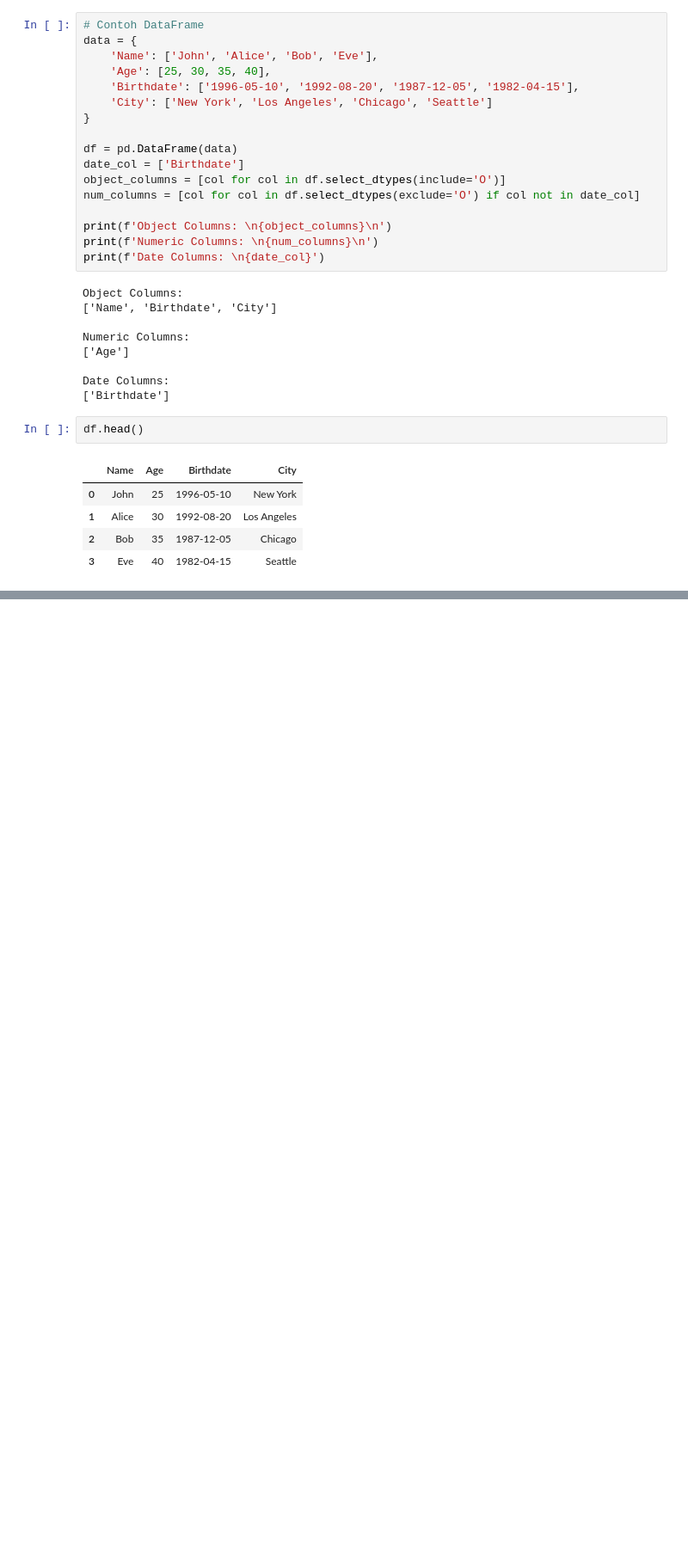
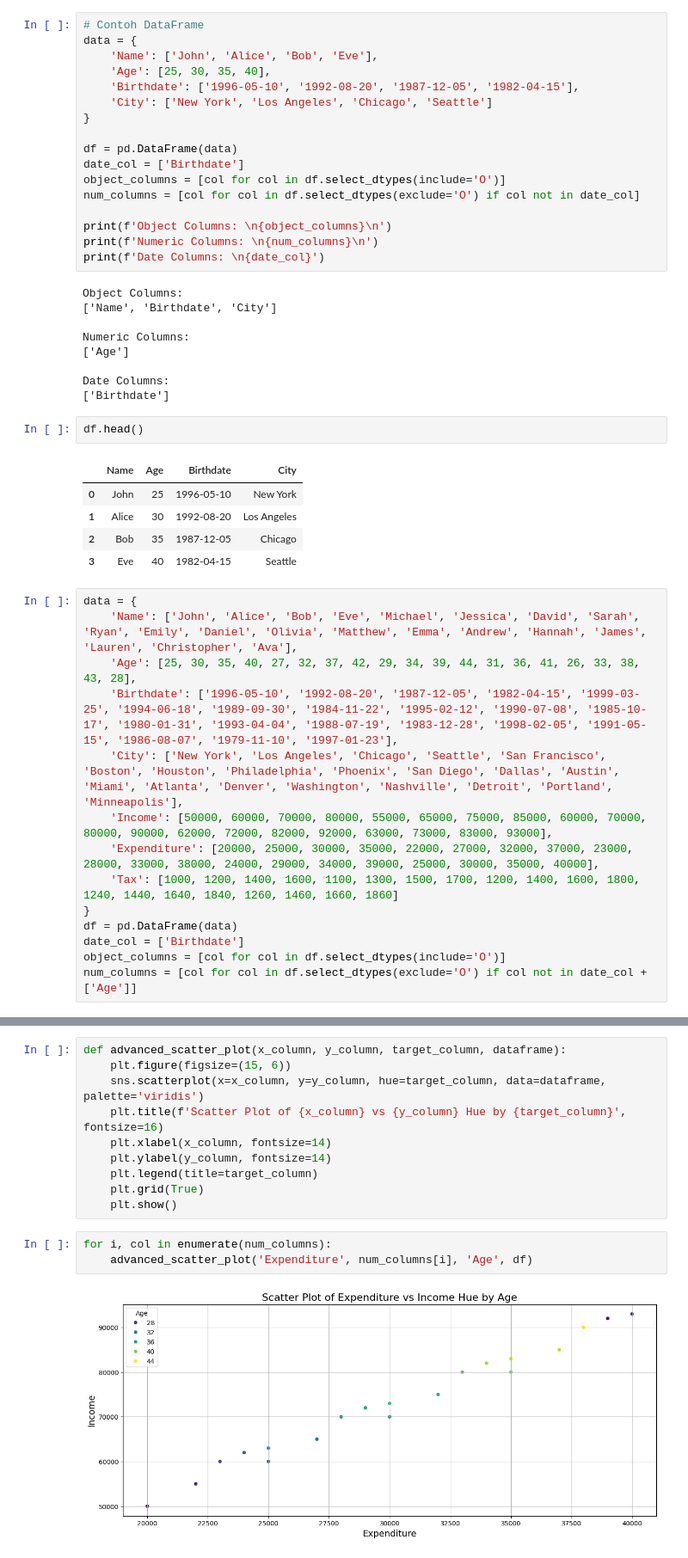
Before and after one commit to whisnumurtyga/DataEng24, a Jupyter notebook: Week 4 - Zenith #2 List Implementation iin Data Preproecessing/main.ipynb, the cells around one changed output, grey strips where cells are left out. Shown at 86% size. Cells and saved outputs as stored; diff of their text form; blank space fills up the shorter version.

```diff
--- a/Week 4 - Zenith #2 List Implementation iin Data Preproecessing/main.ipynb
+++ b/Week 4 - Zenith #2 List Implementation iin Data Preproecessing/main.ipynb
@@ -34,3 +38,17 @@ df.head()
 | 1 | Alice | 30 | 1992-08-20 | Los Angeles |
 | 2 | Bob | 35 | 1987-12-05 | Chicago |
 | 3 | Eve | 40 | 1982-04-15 | Seattle |
+# %%
+data = {
+    'Name': ['John', 'Alice', 'Bob', 'Eve', 'Michael', 'Jessica', 'David', 'Sarah', 'Ryan', 'Emily', 'Daniel', 'Olivia', 'Matthew', 'Emma', 'Andrew', 'Hannah', 'James', 'Lauren', 'Christopher', 'Ava'],
+    'Age': [25, 30, 35, 40, 27, 32, 37, 42, 29, 34, 39, 44, 31, 36, 41, 26, 33, 38, 43, 28],
+    'Birthdate': ['1996-05-10', '1992-08-20', '1987-12-05', '1982-04-15', '1999-03-25', '1994-06-18', '1989-09-30', '1984-11-22', '1995-02-12', '1990-07-08', '1985-10-17', '1980-01-31', '1993-04-04', '1988-07-19', '1983-12-28', '1998-02-05', '1991-05-15', '1986-08-07', '1979-11-10', '1997-01-23'],
+    'City': ['New York', 'Los Angeles', 'Chicago', 'Seattle', 'San Francisco', 'Boston', 'Houston', 'Philadelphia', 'Phoenix', 'San Diego', 'Dallas', 'Austin', 'Miami', 'Atlanta', 'Denver', 'Washington', 'Nashville', 'Detroit', 'Portland', 'Minneapolis'],
+    'Income': [50000, 60000, 70000, 80000, 55000, 65000, 75000, 85000, 60000, 70000, 80000, 90000, 62000, 72000, 82000, 92000, 63000, 73000, 83000, 93000],
+    'Expenditure': [20000, 25000, 30000, 35000, 22000, 27000, 32000, 37000, 23000, 28000, 33000, 38000, 24000, 29000, 34000, 39000, 25000, 30000, 35000, 40000],
+    'Tax': [1000, 1200, 1400, 1600, 1100, 1300, 1500, 1700, 1200, 1400, 1600, 1800, 1240, 1440, 1640, 1840, 1260, 1460, 1660, 1860]
+}
+df = pd.DataFrame(data)
+date_col = ['Birthdate']
+object_columns = [col for col in df.select_dtypes(include='O')]
+num_columns = [col for col in df.select_dtypes(exclude='O') if col not in date_col + ['Age']]
@@ -36,0 +68,15 @@ df.head()
+# %%
+def advanced_scatter_plot(x_column, y_column, target_column, dataframe):
+    plt.figure(figsize=(15, 6))
+    sns.scatterplot(x=x_column, y=y_column, hue=target_column, data=dataframe, palette='viridis')
+    plt.title(f'Scatter Plot of {x_column} vs {y_column} Hue by {target_column}', fontsize=16)
+    plt.xlabel(x_column, fontsize=14)
+    plt.ylabel(y_column, fontsize=14)
+    plt.legend(title=target_column)
+    plt.grid(True)
+    plt.show()
+# %%
+for i, col in enumerate(num_columns):
+    advanced_scatter_plot('Expenditure', num_columns[i], 'Age', df)
+# %% [output]
+[figure, added]
```
Also changed, not shown: parts of 16 cells of this notebook, 1 other file.
